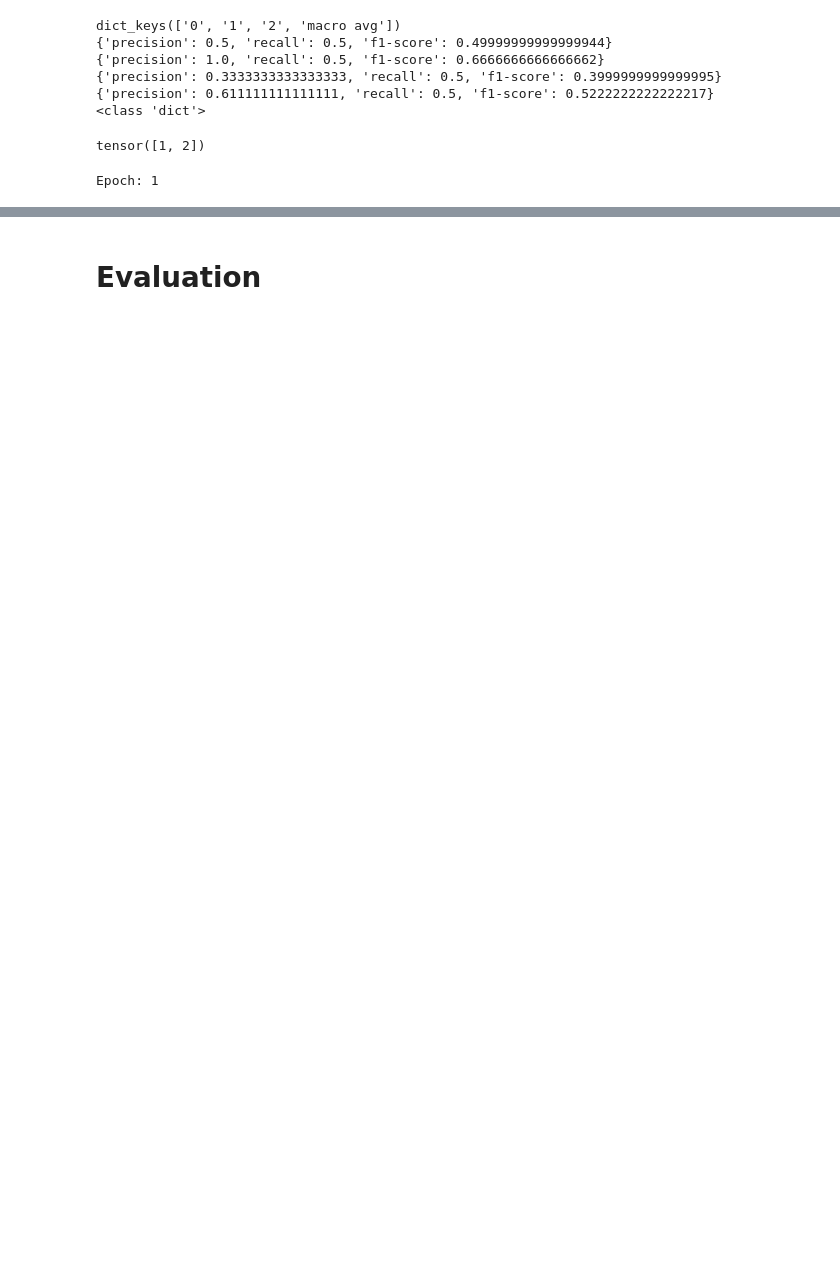
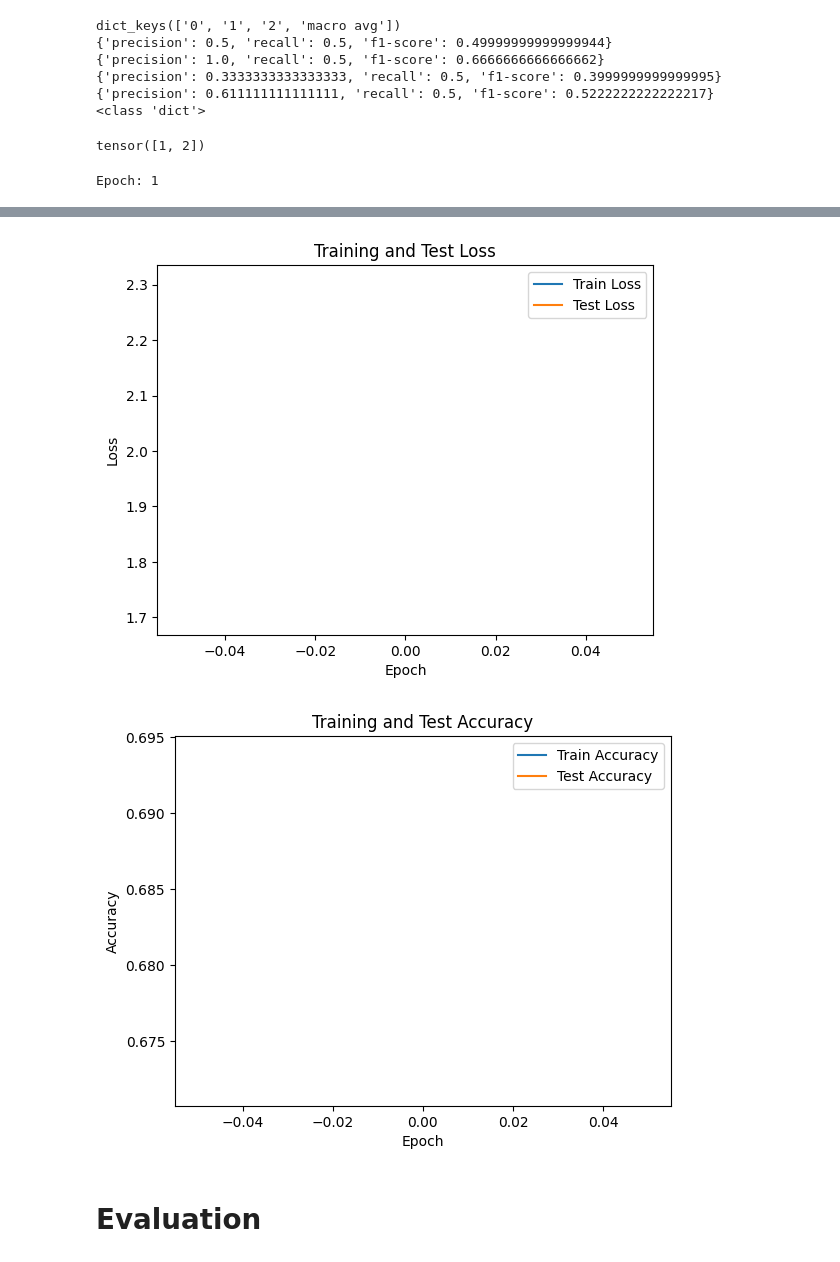
Before and after one commit to ScaleMind-C9308A/HeartResearch, a Jupyter notebook: Experiment/Approach/EfficientB0/Focal_Loss/heatmap_efficientb0_0.1-Linhtest-evaluate.ipynb, the cells around one changed output, grey strips where cells are left out. Saved outputs shown, nothing was run; the diff lists cells and outputs as text; code cells hidden in the pictures; blank space fills up the shorter version.

```diff
--- a/Experiment/Approach/EfficientB0/Focal_Loss/heatmap_efficientb0_0.1-Linhtest-evaluate.ipynb
+++ b/Experiment/Approach/EfficientB0/Focal_Loss/heatmap_efficientb0_0.1-Linhtest-evaluate.ipynb
@@ -274,7 +250,7 @@ HeartModel(
 # %% [markdown]
 # Training
 # %%
-epoch = 20
+epoch = 1
 lr = 0.001 # lr = 0.001 Acc: 0.821875 lr = 0.0005 Acc: 0.825 Focal_loss Acc: 0.828
 best_acc = 0
 best_ep = 0
@@ -597,6 +587,7 @@ for e in range(epoch):
                    optimizer = optimizer,
                    check_folder = checkpoint_folder)
 
+print(f"Best acuracy: {best_acc} at epoch {best_ep}")
 
 loss_plot(train_losses = train_losses,
           val_losses = val_losses, n_epochs = e ,
@@ -604,15 +595,26 @@ loss_plot(train_losses = train_losses,
 acc_plot(train_cls_acc = train_acc_plot , val_cls_acc = val_acc_plot,
                   n_epochs = e, check_folder = checkpoint_folder)
 
-y_true_tensor = torch.cat(y_true_list)
-pred_tensor = torch.cat(pred_list)
+y_true = torch.cat(y_true_list).cpu().numpy()
+pred = torch.cat(pred_list).cpu().numpy()
+
+for i in range (len(class_la)):
+    class_la[i] = str(class_la[i])
 
 # Classification report
-metric = ClassificationReport(output_dict=True)
-metric.attach(default_evaluator, "cr")
-state = default_evaluator.run([[pred_tensor, y_true_tensor]])
-print(state.metrics["cr"].keys())
-print(state.metrics["cr"]["macro avg"])
+reports = classification_report(y_true, pred, target_names=class_la)
+print(reports)
+classification_report_csv(report = reports, check_folder = checkpoint_folder)
+
+
+# Classification report
+# metric = ClassificationReport(output_dict=True)
+# metric.attach(default_evaluator, "cr")
+# state = default_evaluator.run([[pred_tensor, y_true_tensor]])
+# print(state.metrics["cr"].keys())
+# print(state.metrics["cr"]["macro avg"])
+
+
 
 
 # ROC Curve
@@ -654,7 +656,5 @@ print(state.metrics["cr"]["macro avg"])
 #         plt.title('Receiver operating characteristic of lead')
 #         plt.legend(loc="lower right")
 #         plt.savefig(save_ROC_dir)
-
-print(f"Best acuracy: {best_acc} at epoch {best_ep}")
 # %% [output]
 Epoch: 1
@@ -674,2 +679,4 @@ train loss: 2.2307267490821547 - train acc: 73.8671875
+[figure, added]
+[figure, added]
 # %% [markdown]
 # Evaluation
```
Also changed, not shown: parts of 4 cells of this notebook, 25 other files.
